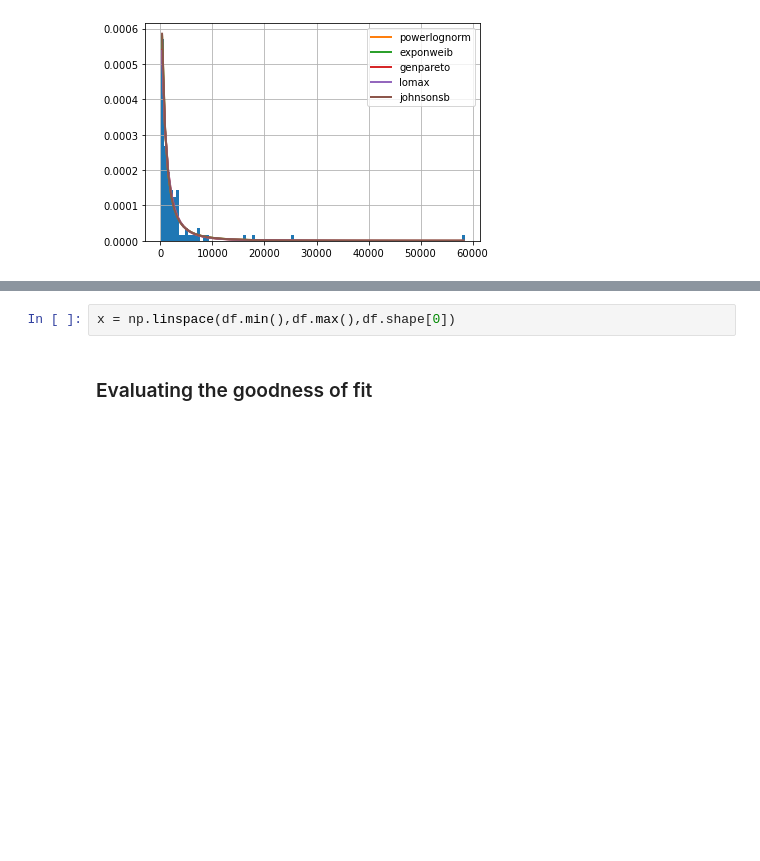
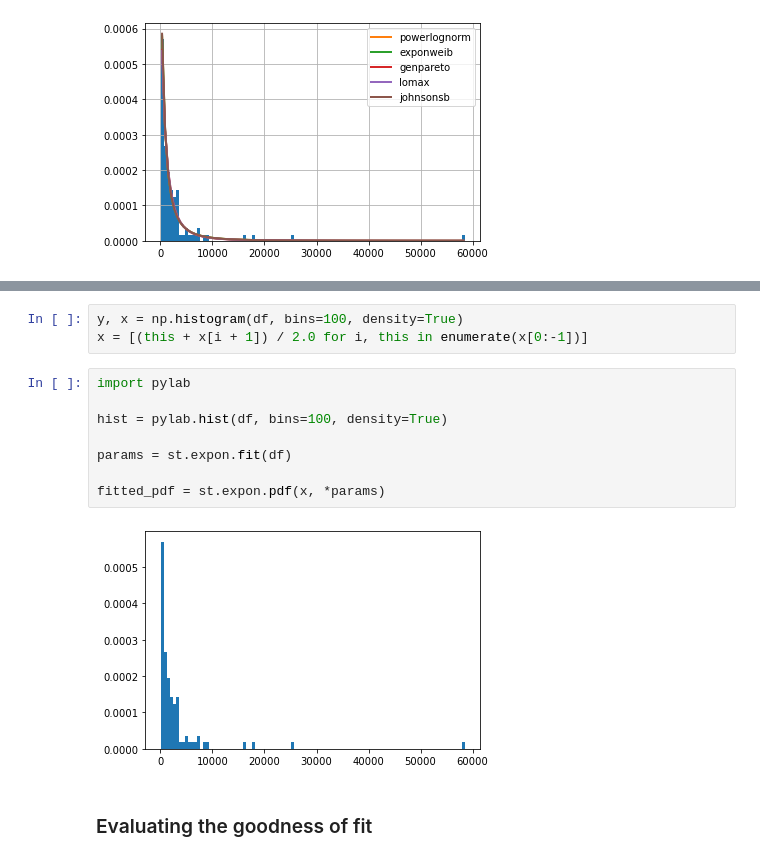
Before and after one commit to jtsw1990/stats-goodness-of-fit-tutorial, a Jupyter notebook: GOF - 4. Goodness of fit.ipynb, the cells around one changed output, grey strips where cells are left out. Cells and saved outputs as stored; diff of their text form; blank space fills up the shorter version.

```diff
--- a/GOF - 4. Goodness of fit.ipynb
+++ b/GOF - 4. Goodness of fit.ipynb
@@ -54,4 +56,15 @@ f.summary()
-# %%
-x = np.linspace(df.min(),df.max(),df.shape[0])
+# %%
+y, x = np.histogram(df, bins=100, density=True)
+x = [(this + x[i + 1]) / 2.0 for i, this in enumerate(x[0:-1])]
+# %%
+import pylab
+
+hist = pylab.hist(df, bins=100, density=True)
+
+params = st.expon.fit(df)
+
+fitted_pdf = st.expon.pdf(x, *params)
+# %% [output]
+[figure, added]
 # %% [markdown]
 ### Evaluating the goodness of fit
```
Also changed, not shown: parts of 3 cells of this notebook.
